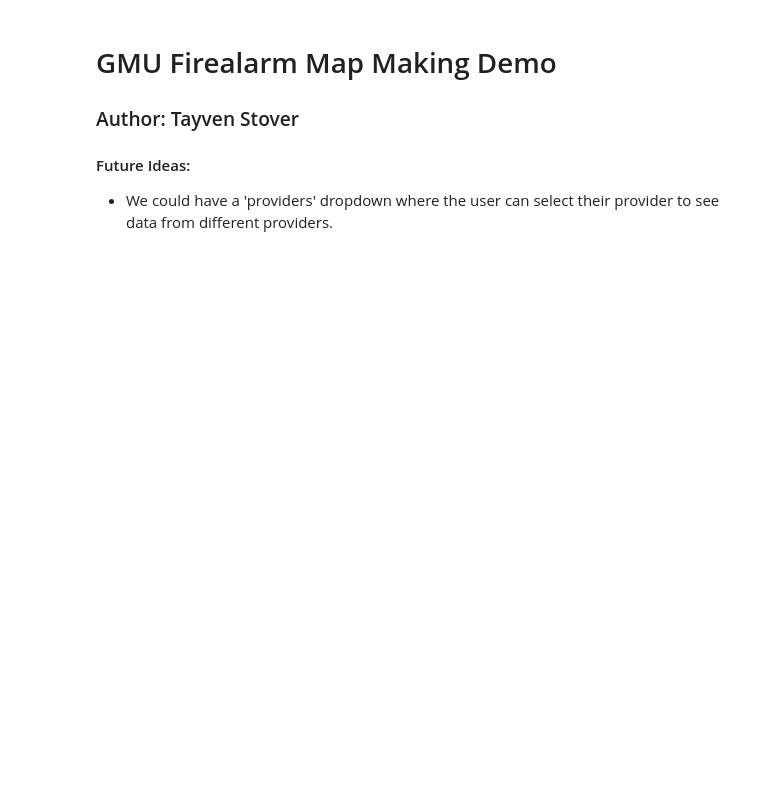
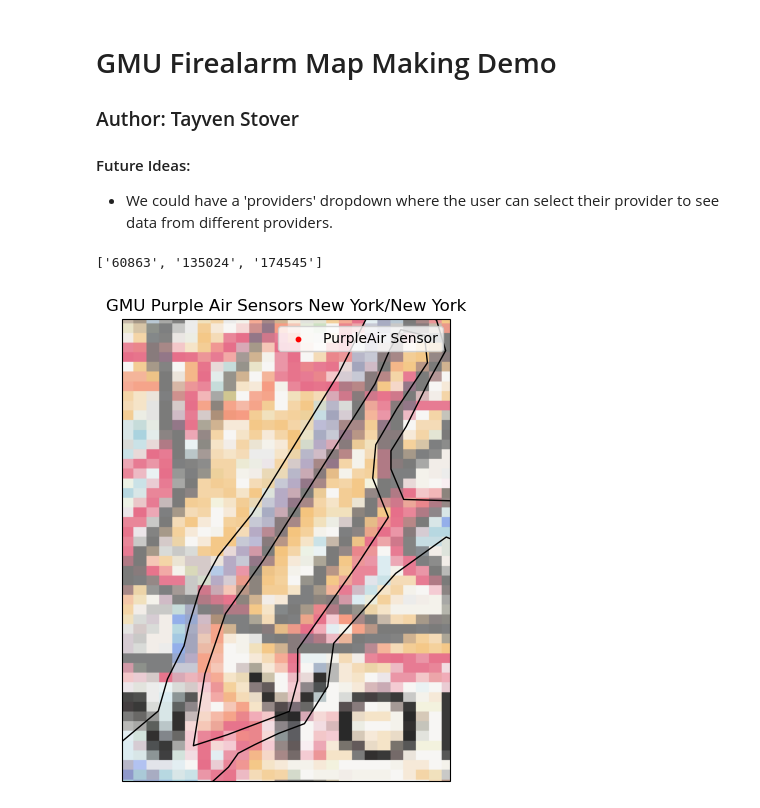
Before and after one commit to stccenter/PurpleAir-GMU-FireAlarm, a Jupyter notebook: GMU_AQ_Demo.ipynb, the cells around one changed output. Drawn from its saved outputs; the diff is of its cells as text; code cells hidden in the pictures; blank space fills up the shorter version.

```diff
--- a/GMU_AQ_Demo.ipynb
+++ b/GMU_AQ_Demo.ipynb
@@ -12,0 +16,16 @@ import pandas as pd
+# %%
+# Gather Data for area of study (New York, New York)
+# Year-month-day
+start_date = '2023-06-04' # Start date of canada fire
+end_date = '2023-06-10' # Max range 7 days
+sensor_ids = [60863, 135024, 174545]
+
+# API uses
+bounding_box = firealarm_processing.retrieve_bounding_box('New York', 'New York') # Implements our Insitue county/state endpoint.
+sensor_readings = firealarm_processing.retrieve_sensor_readings([start_date, end_date], sensor_ids)
+# %%
+plotting.map_points([], title='GMU Purple Air Sensors New York/New York', bounds=bounding_box, legend=True)
+print([str(id) for id in sensor_ids])
+# %% [output]
+['60863', '135024', '174545']
+[figure, added]
```
Also changed, not shown: parts of 5 cells of this notebook, 3 other files.
